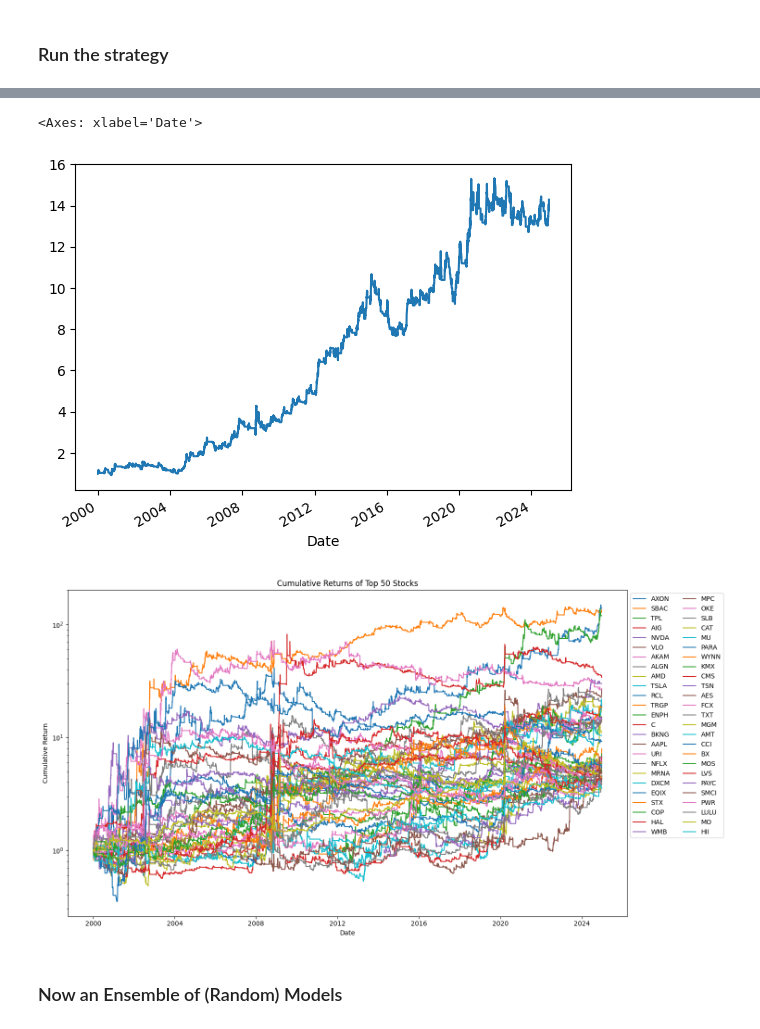
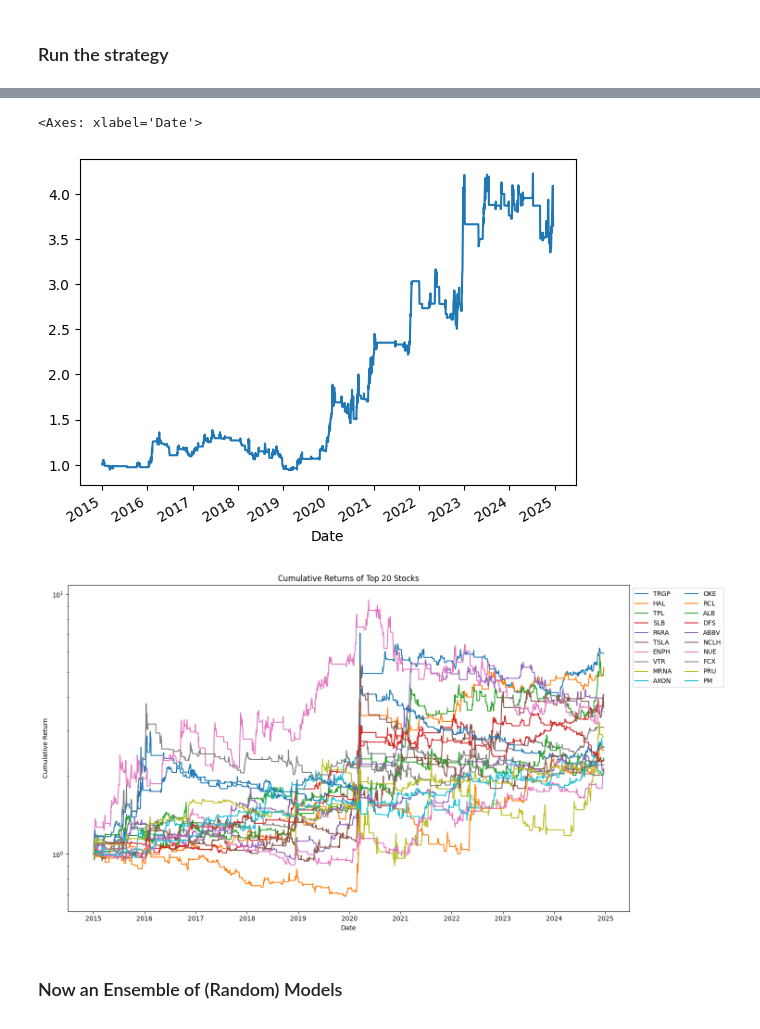
Before and after one commit to billyfrog8/Ensemble, a Jupyter notebook: Ensemble.ipynb, the cells around one changed output, grey strips where cells are left out. Cells and saved outputs as stored; diff of their text form; code cells hidden in the pictures.

```diff
--- a/Ensemble.ipynb
+++ b/Ensemble.ipynb
@@ -4,6 +4,8 @@
 import os
 import warnings
 import pandas as pd
+import numpy as np
+import pandas_ta as ta
 
 def process_stock_data(folder_path, start_date='2000-01-01'):
 
@@ -59,6 +61,6 @@ def process_stock_data(folder_path, start_date='2000-01-01'):
     return long_df
 
 folder_path = r"C:\Users\6eggr\Desktop\Python\New folder\daily_data"
-long_df = process_stock_data(folder_path)
+long_df = process_stock_data(folder_path, start_date='2015-01-01')
 long_df.head(5)
 # %% [output]
@@ -170,7 +171,7 @@ def create_binary_features(df):
 
     df['Vote_Count'] = df[binary_columns].sum(axis=1)
 
-    columns_to_keep = ['Date', 'Ticker', 'Close'] + binary_columns + ['Vote_Count']
+    columns_to_keep = ['Date', 'Ticker', 'Close', 'Open'] + binary_columns + ['Vote_Count']
 
     return df[columns_to_keep]
 # %%
@@ -330,36 +318,36 @@ trades_df[trades_df['Ticker'] == 'AAPL'].head(25)
 # %%
-trades_df['Cumulative_Return'][trades_df['Ticker'] == 'AAPL'].plot()
+trades_df['Cumulative_Return'][trades_df['Ticker'] == 'TSLA'].plot()
 # %% [output]
 <Axes: xlabel='Date'>
-[figure, old version]
+[figure, new version]
 # %%
 import matplotlib.pyplot as plt
 
 # Group by Ticker and get the final cumulative return for each stock
 final_cumulative_returns = trades_df.groupby('Ticker').last()['Cumulative_Return']
 
-# Sort by cumulative return in descending order and get the top 50 stocks
-top_50_tickers = final_cumulative_returns.sort_values(ascending=False).head(50).index
+# Sort by cumulative return in descending order and get the top stocks
+top_20_tickers = final_cumulative_returns.sort_values(ascending=False).head(20).index
 
 # Filter trades_df to include only the top 50 tickers
-top_50_trades = trades_df[trades_df['Ticker'].isin(top_50_tickers)]
+top_50_trades = trades_df[trades_df['Ticker'].isin(top_20_tickers)]
 
 # Plot cumulative returns for the top 50 stocks
 plt.figure(figsize=(15, 8))
-for ticker in top_50_tickers:
+for ticker in top_20_tickers:
     stock_data = top_50_trades[top_50_trades['Ticker'] == ticker]
     plt.plot(stock_data['Cumulative_Return'], label=ticker)
 
 # Add labels and legend
-plt.title('Cumulative Returns of Top 50 Stocks')
+plt.title('Cumulative Returns of Top 20 Stocks')
 plt.xlabel('Date')
 plt.ylabel('Cumulative Return')
 plt.legend(loc='upper left', bbox_to_anchor=(1, 1), ncol=2)
 plt.yscale('log')
 plt.tight_layout()
 plt.show()
 # %% [output]
-[figure, old version]
+[figure, new version]
 # %% [markdown]
 ### Now an Ensemble of (Random) Models
 # %%
```
Also changed, not shown: parts of 13 cells of this notebook, 3 other files.
